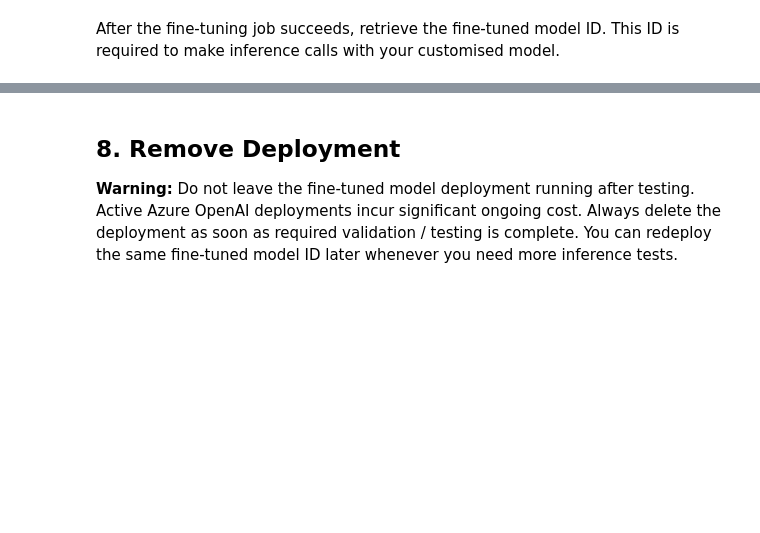
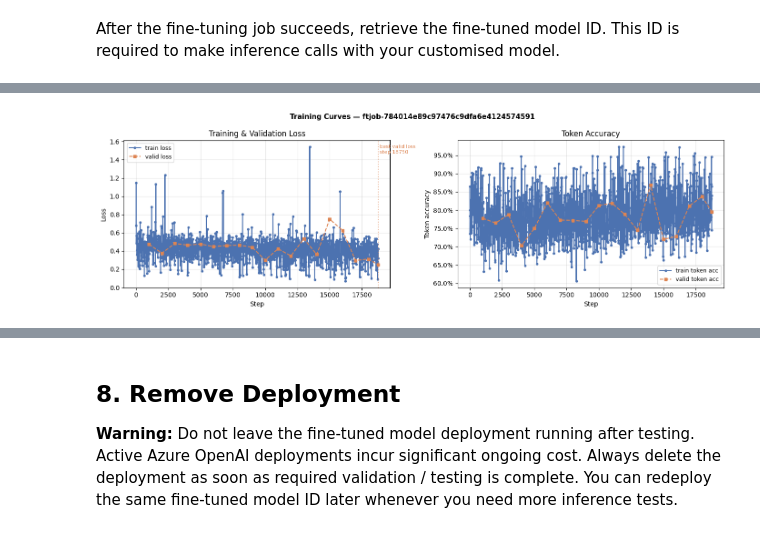
Before and after one commit to mgachi25/cis7000-linear-systems-llms, a Jupyter notebook: CIS5270_Linear_Systems_V2.ipynb, the cells around one changed output, grey strips where cells are left out. Cells and saved outputs as stored; diff of their text form; code cells hidden in the pictures; blank space fills up the shorter version.

```diff
--- a/CIS5270_Linear_Systems_V2.ipynb
+++ b/CIS5270_Linear_Systems_V2.ipynb
@@ -2002,0 +2280,90 @@ completed_job.result_files
+# %%
+# ── Training curves — fetches all metric events across all pages ──────────────
+# Requires: fine_tune_job in scope (set by Section 4 or the retrieve cell above)
+# Saves:    training_curves.png
+#
+# Metric events are only emitted once training has started.  If the job is
+# still queued (status = 'validating_files' / 'queued') this cell will print
+# "No metric events found" — run again once status is 'running' or 'succeeded'.
+
+import matplotlib.pyplot as plt
+import matplotlib.ticker as mticker
+
+# ── 1. Paginate through ALL events and collect those with step metrics ────────
+_all_metrics = []
+_page = openai_client.fine_tuning.jobs.list_events(fine_tune_job.id, limit=100000)
+while True:
+    for _e in _page.data:
+        _d = getattr(_e, 'data', None)
+        if isinstance(_d, dict) and 'train_loss' in _d:
+            _all_metrics.append(_d)
+    if not getattr(_page, 'has_more', False):
+        break
+    _page = openai_client.fine_tuning.jobs.list_events(
+        fine_tune_job.id, limit=100, after=_page.data[-1].id
+    )
+
+if not _all_metrics:
+    print("No metric events found yet. Check that the job status is 'running' or 'succeeded'.")
+else:
+    _all_metrics.sort(key=lambda d: d.get('step', 0))
+    _steps      = [d['step']                          for d in _all_metrics]
+    _train_loss = [d.get('train_loss')                for d in _all_metrics]
+    _valid_loss = [d.get('valid_loss')                for d in _all_metrics]
+    _train_acc  = [d.get('train_mean_token_accuracy') for d in _all_metrics]
+    _valid_acc  = [d.get('valid_mean_token_accuracy') for d in _all_metrics]
+
+    _has_valid = any(v is not None for v in _valid_loss)
+    _has_acc   = any(v is not None for v in _train_acc)
+
+    _ncols = 1 + int(_has_acc)
+    _fig, _axes = plt.subplots(1, _ncols, figsize=(7 * _ncols, 4.5))
+    if _ncols == 1:
+        _axes = [_axes]
+    _fig.suptitle(f'Training Curves — {fine_tune_job.id}', fontsize=11, fontweight='bold')
+
+    # ── Panel 1: Loss ─────────────────────────────────────────────────────────
+    _ax = _axes[0]
+    _ax.plot(_steps, _train_loss, 'o-', color='#4C72B0',
+             label='train loss', linewidth=1.5, markersize=3)
+    if _has_valid:
+        _vx = [s for s, v in zip(_steps, _valid_loss) if v is not None]
+        _vy = [v for v in _valid_loss if v is not None]
+        _ax.plot(_vx, _vy, 's--', color='#DD8452',
+                 label='valid loss', linewidth=1.5, markersize=4)
+        _best_step = _vx[_vy.index(min(_vy))]
+        _ax.axvline(_best_step, color='#DD8452', linestyle=':', alpha=0.6)
+        _ax.text(_best_step, max(_ax.get_ylim()) * 0.97,
+                 f' best valid loss\n step {_best_step}',
+                 color='#DD8452', fontsize=8, va='top')
+    _ax.set_xlabel('Step'); _ax.set_ylabel('Loss')
+    _ax.set_title('Training & Validation Loss')
+    _ax.legend(fontsize=9); _ax.grid(True, alpha=0.3)
+
+    # ── Panel 2: Token accuracy (if reported) ─────────────────────────────────
+    if _has_acc:
+        _ax2 = _axes[1]
+        _ta_x = [s for s, v in zip(_steps, _train_acc) if v is not None]
+        _ta_y = [v for v in _train_acc if v is not None]
+        _ax2.plot(_ta_x, _ta_y, 'o-', color='#4C72B0',
+                  label='train token acc', linewidth=1.5, markersize=3)
+        if any(v is not None for v in _valid_acc):
+            _va_x = [s for s, v in zip(_steps, _valid_acc) if v is not None]
+            _va_y = [v for v in _valid_acc if v is not None]
+            _ax2.plot(_va_x, _va_y, 's--', color='#DD8452',
+                      label='valid token acc', linewidth=1.5, markersize=4)
+        _ax2.set_xlabel('Step'); _ax2.set_ylabel('Token accuracy')
+        _ax2.set_title('Token Accuracy')
+        _ax2.yaxis.set_major_formatter(mticker.PercentFormatter(xmax=1))
+        _ax2.legend(fontsize=9); _ax2.grid(True, alpha=0.3)
+
+    plt.tight_layout()
+    plt.savefig('training_curves.png', dpi=150, bbox_inches='tight')
+    plt.show()
+    print(f'Saved: training_curves.png  ({len(_all_metrics)} metric steps recorded)')
+    if _has_valid:
+        _best_val = min(v for v in _valid_loss if v is not None)
+        print(f'Lowest validation loss : {_best_val:.4f}  at step {_best_step}')
+        print(f'  → To deploy that checkpoint, re-run fine-tuning with n_epochs capped at step {_best_step}')
+# %% [output]
+[figure, added]
```
Also changed, not shown: parts of 71 cells of this notebook, 1 other file.
